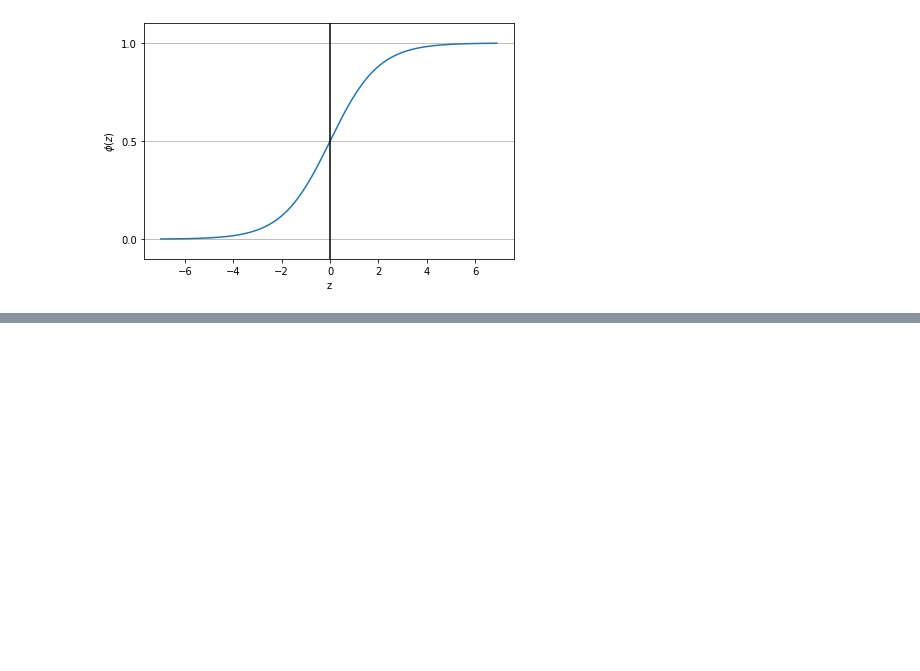
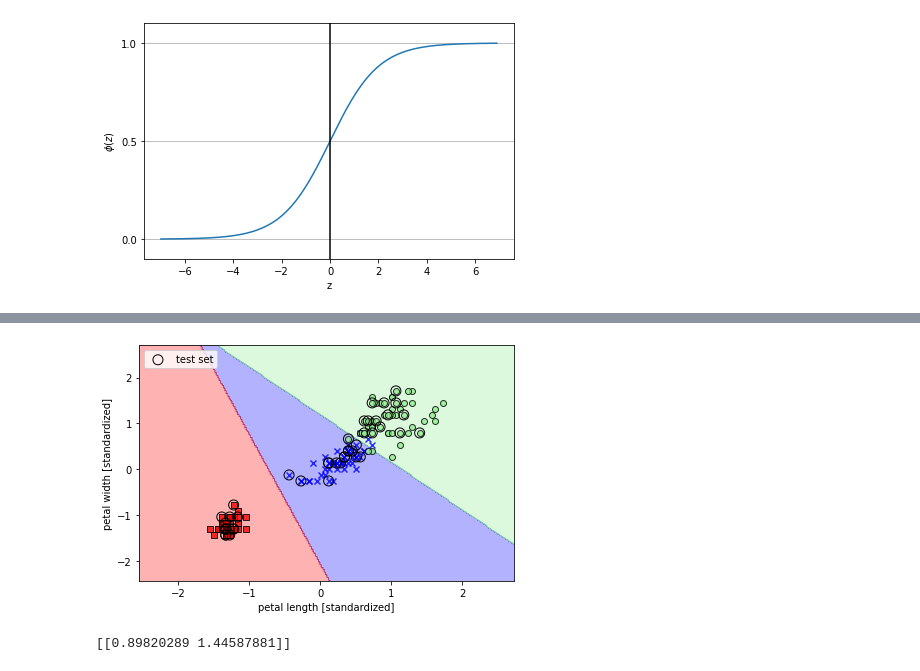
Before and after one commit to Aanderssonn/MachineLearningNotebooks, a Jupyter notebook: classifiers_scikit_learn.ipynb, the cells around one changed output, grey strips where cells are left out. Saved outputs shown, nothing was run; the diff lists cells and outputs as text; code cells hidden in the pictures; blank space fills up the shorter version.

```diff
--- a/classifiers_scikit_learn.ipynb
+++ b/classifiers_scikit_learn.ipynb
@@ -179,0 +278,25 @@ We can now easily build the forward pass of a logistic regression model, by usin
+# %%
+from sklearn.linear_model import LogisticRegression
+lr = LogisticRegression(C=100, random_state=1,
+                       solver='lbfgs', multi_class='ovr')
+
+lr.fit(X_train_std, y_train)
+
+plot_decision_regions(X_combined_std,
+                      y_combined,
+                      classifier = lr,
+                      test_idx = range(105, 150))
+plt.xlabel('petal length [standardized]')
+plt.ylabel('petal width [standardized]')
+plt.legend(loc = 'upper left')
+plt.tight_layout()
+plt.show()
+# %% [output]
+[figure, added]
+# %%
+# lr.predict_proba(X_test_std[:3, :]).argmax(axis=1)
+lr.predict(X_test_std[:3,:])
+
+print(X_test_std[0, :].reshape(1, -1))
+# %% [output]
+[[0.89820289 1.44587881]]
```
Also changed, not shown: parts of 7 cells of this notebook.
